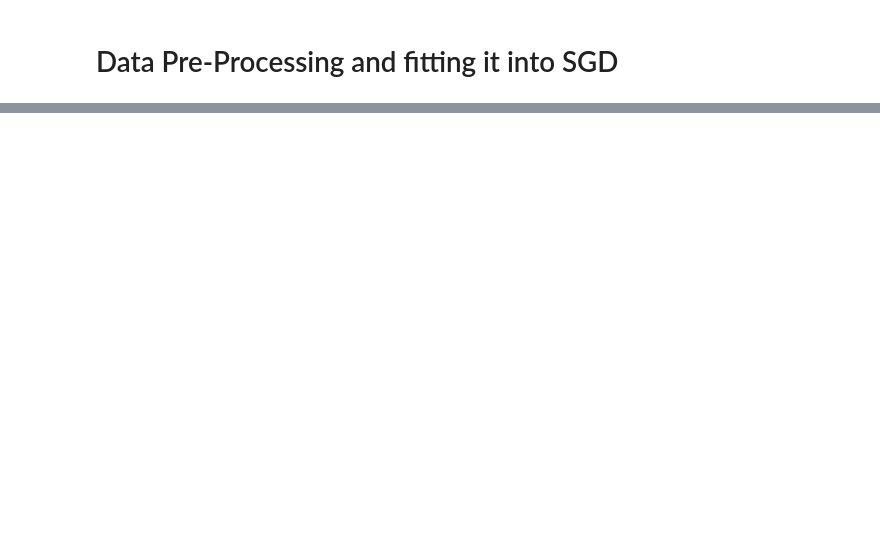
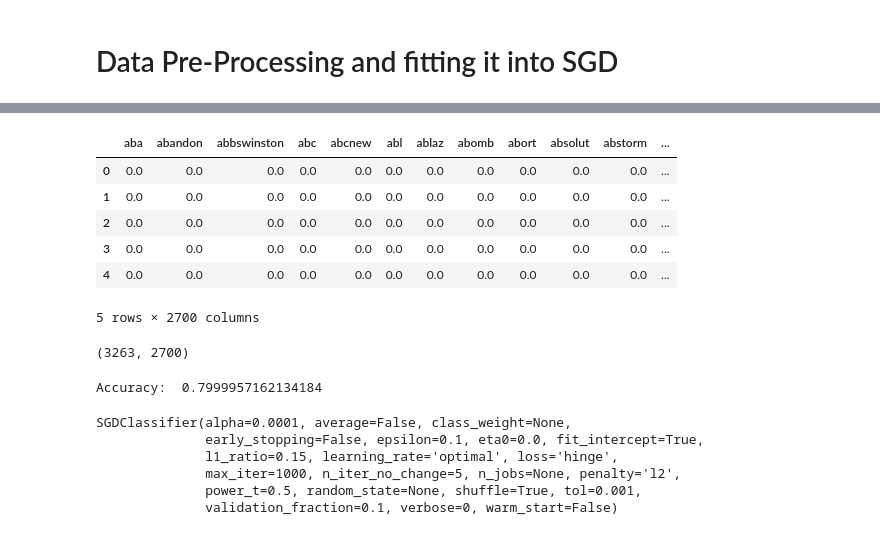
Before and after one commit to akki0894/Advanced-Data-Analytics, a Jupyter notebook: Detect_Disaster_Tweets.ipynb, the cells around one changed output, grey strips where cells are left out. Cells and saved outputs as stored; diff of their text form; code cells hidden in the pictures; blank space fills up the shorter version.

```diff
--- a/Detect_Disaster_Tweets.ipynb
+++ b/Detect_Disaster_Tweets.ipynb
@@ -126,0 +286,14 @@ Name: text, dtype: object
+# %%
+test_data = df.iloc[7485:]
+# %%
+test_data.reset_index(drop = True , inplace = True)
+# %%
+test_data.head()
+# %% [output]
+|  | aba | abandon | abbswinston | abc | abcnew | abl | ablaz | abomb | abort | absolut | abstorm | ... |
+| 0 | 0.0 | 0.0 | 0.0 | 0.0 | 0.0 | 0.0 | 0.0 | 0.0 | 0.0 | 0.0 | 0.0 | ... |
+| 1 | 0.0 | 0.0 | 0.0 | 0.0 | 0.0 | 0.0 | 0.0 | 0.0 | 0.0 | 0.0 | 0.0 | ... |
+| 2 | 0.0 | 0.0 | 0.0 | 0.0 | 0.0 | 0.0 | 0.0 | 0.0 | 0.0 | 0.0 | 0.0 | ... |
+| 3 | 0.0 | 0.0 | 0.0 | 0.0 | 0.0 | 0.0 | 0.0 | 0.0 | 0.0 | 0.0 | 0.0 | ... |
+| 4 | 0.0 | 0.0 | 0.0 | 0.0 | 0.0 | 0.0 | 0.0 | 0.0 | 0.0 | 0.0 | 0.0 | ... |
+5 rows × 2700 columns
@@ -126,0 +302,23 @@ Name: text, dtype: object
+# %%
+test_data.shape
+# %% [output]
+(3263, 2700)
+# %%
+cv = KFold(n_splits=10, random_state=1, shuffle=True)
+# create model
+model = SGDClassifier()
+# evaluate model
+scores = cross_val_score(model,train_df, Y, scoring='accuracy', cv=cv, n_jobs=-1)
+# report performance
+print('Accuracy: ',((scores).mean()))
+# %% [output]
+Accuracy:  0.7999957162134184
+# %%
+model.fit(train_df, Y)
+# %% [output]
+SGDClassifier(alpha=0.0001, average=False, class_weight=None,
+              early_stopping=False, epsilon=0.1, eta0=0.0, fit_intercept=True,
+              l1_ratio=0.15, learning_rate='optimal', loss='hinge',
+              max_iter=1000, n_iter_no_change=5, n_jobs=None, penalty='l2',
+              power_t=0.5, random_state=None, shuffle=True, tol=0.001,
+              validation_fraction=0.1, verbose=0, warm_start=False)
```
Also changed, not shown: parts of 63 cells of this notebook.
